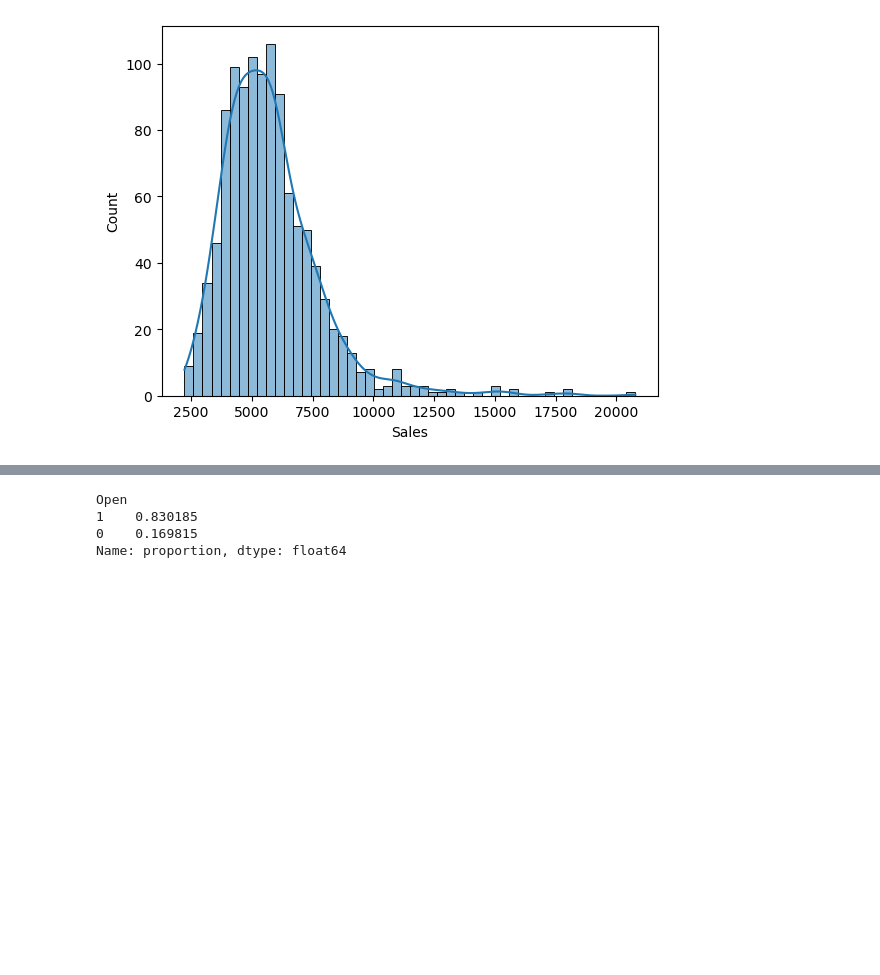
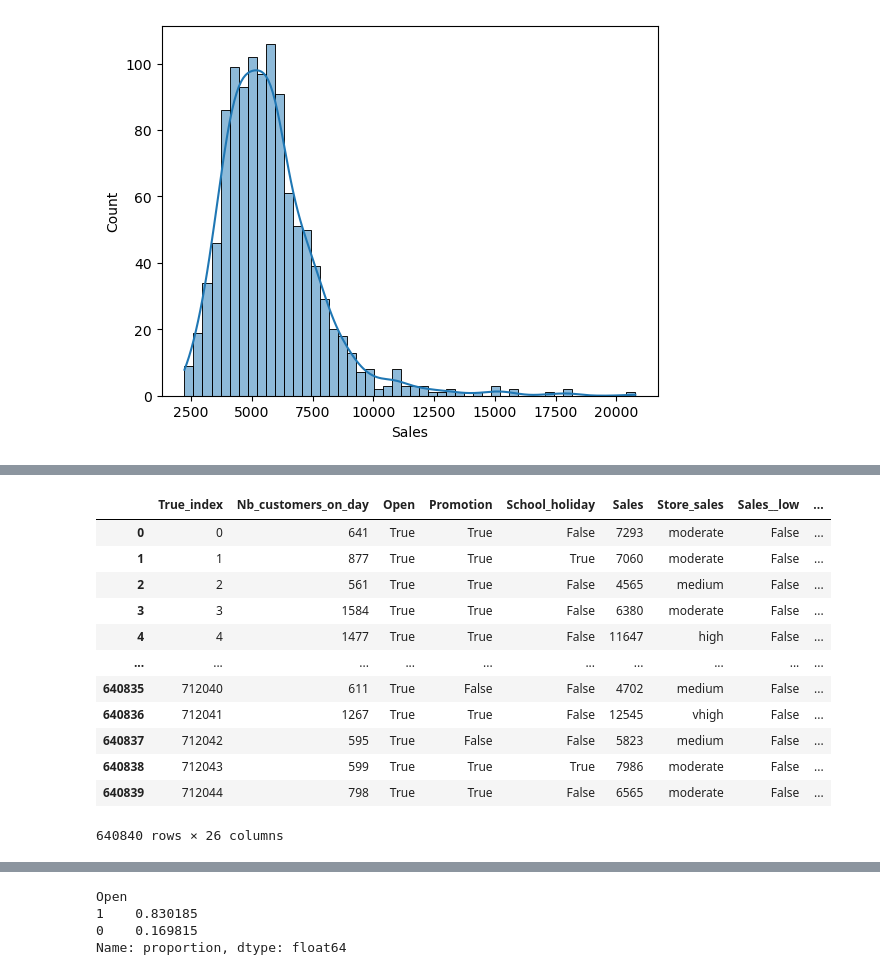
Before and after one commit to arnaurr94/IronKaggle, a Jupyter notebook: notebook.ipynb, the cells around one changed output, grey strips where cells are left out. Cells and saved outputs as stored; diff of their text form; code cells hidden in the pictures; blank space fills up the shorter version.

```diff
--- a/notebook.ipynb
+++ b/notebook.ipynb
@@ -91,0 +129,16 @@ dtype: object
+# %%
+df
+# %% [output]
+|  | True_index | Nb_customers_on_day | Open | Promotion | School_holiday | Sales | Store_sales | Sales__low | ... |
+| 0 | 0 | 641 | True | True | False | 7293 | moderate | False | ... |
+| 1 | 1 | 877 | True | True | True | 7060 | moderate | False | ... |
+| 2 | 2 | 561 | True | True | False | 4565 | medium | False | ... |
+| 3 | 3 | 1584 | True | True | False | 6380 | moderate | False | ... |
+| 4 | 4 | 1477 | True | True | False | 11647 | high | False | ... |
+| ... | ... | ... | ... | ... | ... | ... | ... | ... | ... |
+| 640835 | 712040 | 611 | True | False | False | 4702 | medium | False | ... |
+| 640836 | 712041 | 1267 | True | True | False | 12545 | vhigh | False | ... |
+| 640837 | 712042 | 595 | True | False | False | 5823 | medium | False | ... |
+| 640838 | 712043 | 599 | True | True | True | 7986 | moderate | False | ... |
+| 640839 | 712044 | 798 | True | True | False | 6565 | moderate | False | ... |
+640840 rows × 26 columns
```
Also changed, not shown: parts of 19 cells of this notebook.
